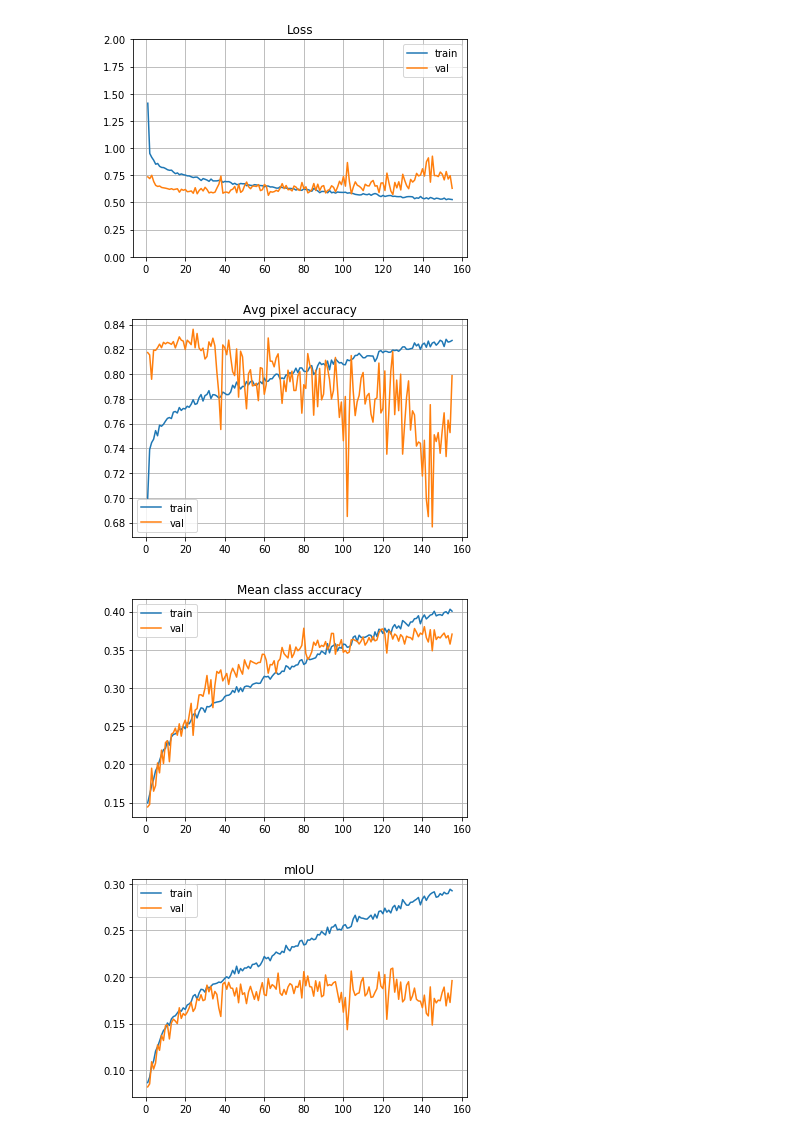
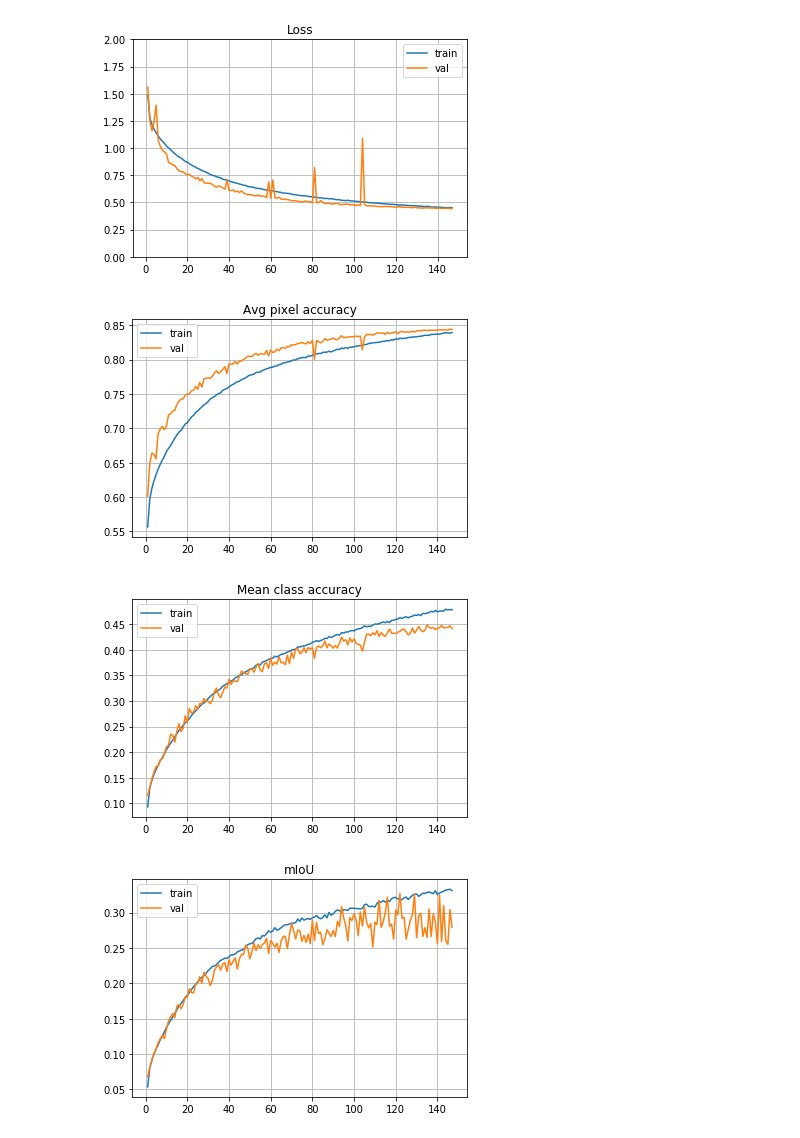
Before and after one commit to wenliangdai/msc-project, a Jupyter notebook: visualisation.ipynb, the cells around one changed output. Saved outputs shown, nothing was run; the diff lists cells and outputs as text; code cells hidden in the pictures.

```diff
--- a/visualisation.ipynb
+++ b/visualisation.ipynb
@@ -60,10 +60,10 @@ def draw_im(folder, im_list):
         plt.title(im)
         plt.imshow(image)
 # %%
-draw('results_humanparts', loss_range=[0,2])
+draw('results_lip', loss_range=[0,2])
 # %% [output]
-[figure, old version]
+[figure, new version]
-[figure, old version]
+[figure, new version]
-[figure, old version]
+[figure, new version]
-[figure, old version]
+[figure, new version]
 # %%
```
Also changed, not shown: parts of 1 cell of this notebook, 4 other files.
